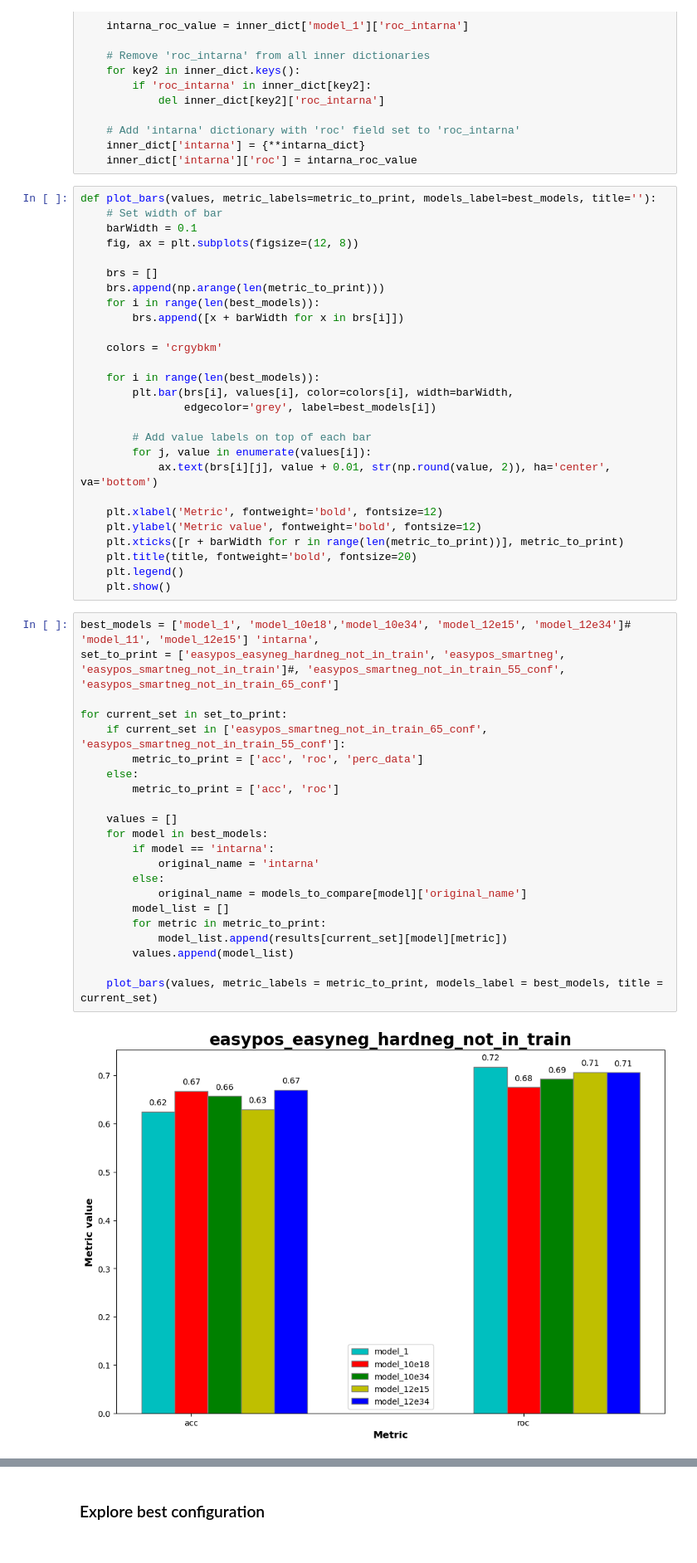
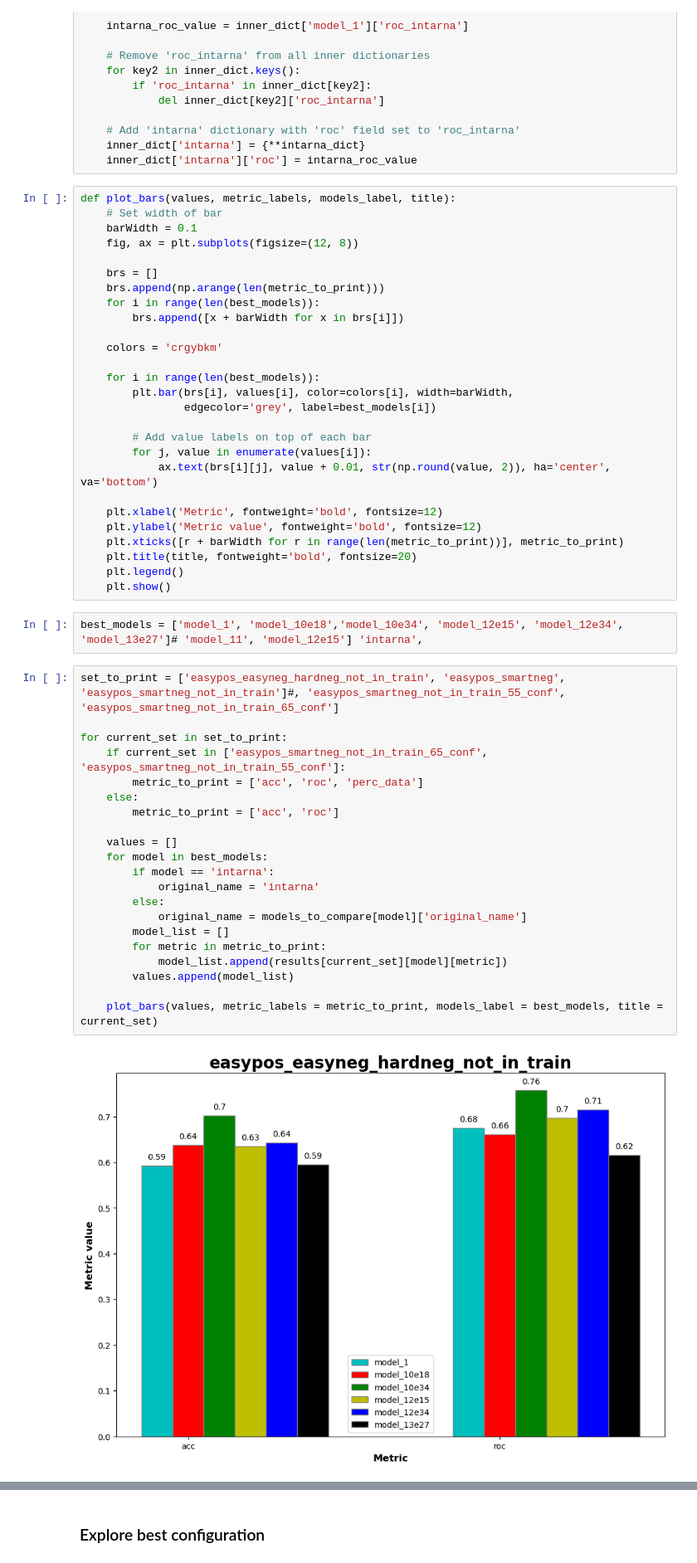
Before and after one commit to giorgiobini/RIME, a Jupyter notebook: src/decide_best_model.ipynb, the cells around one changed output, grey strips where cells are left out. Shown at 83% size. Saved outputs shown, nothing was run; the diff lists cells and outputs as text.

```diff
--- a/src/decide_best_model.ipynb
+++ b/src/decide_best_model.ipynb
@@ -478,7 +478,7 @@ for key1 in results.keys():
     inner_dict['intarna'] = {**intarna_dict}
     inner_dict['intarna']['roc'] = intarna_roc_value
 # %%
-def plot_bars(values, metric_labels=metric_to_print, models_label=best_models, title=''):
+def plot_bars(values, metric_labels, models_label, title):
     # Set width of bar
     barWidth = 0.1
     fig, ax = plt.subplots(figsize=(12, 8))
@@ -504,27 +504,28 @@ def plot_bars(values, metric_labels=metric_to_print, models_label=best_models, t
     plt.title(title, fontweight='bold', fontsize=20)
     plt.legend()
     plt.show()
+# %%
+best_models = ['model_1', 'model_10e18','model_10e34', 'model_12e15', 'model_12e34', 'model_13e27']# 'model_11', 'model_12e15'] 'intarna',
 # %%
-best_models = ['model_1', 'model_10e18','model_10e34', 'model_12e15', 'model_12e34']# 'model_11', 'model_12e15'] 'intarna',
 set_to_print = ['easypos_easyneg_hardneg_not_in_train', 'easypos_smartneg', 'easypos_smartneg_not_in_train']#, 'easypos_smartneg_not_in_train_55_conf', 'easypos_smartneg_not_in_train_65_conf']
 
 for current_set in set_to_print:
     if current_set in ['easypos_smartneg_not_in_train_65_conf', 'easypos_smartneg_not_in_train_55_conf']:
         metric_to_print = ['acc', 'roc', 'perc_data']
     else:
         metric_to_print = ['acc', 'roc']
 
     values = []
     for model in best_models:
         if model == 'intarna':
             original_name = 'intarna'
         else:
             original_name = models_to_compare[model]['original_name']
         model_list = []
         for metric in metric_to_print:
             model_list.append(results[current_set][model][metric])
         values.append(model_list)
 
     plot_bars(values, metric_labels = metric_to_print, models_label = best_models, title = current_set)
 # %% [output]
-[figure, old version]
+[figure, new version]
```
Also changed, not shown: parts of 6 cells of this notebook, 3 other files.
